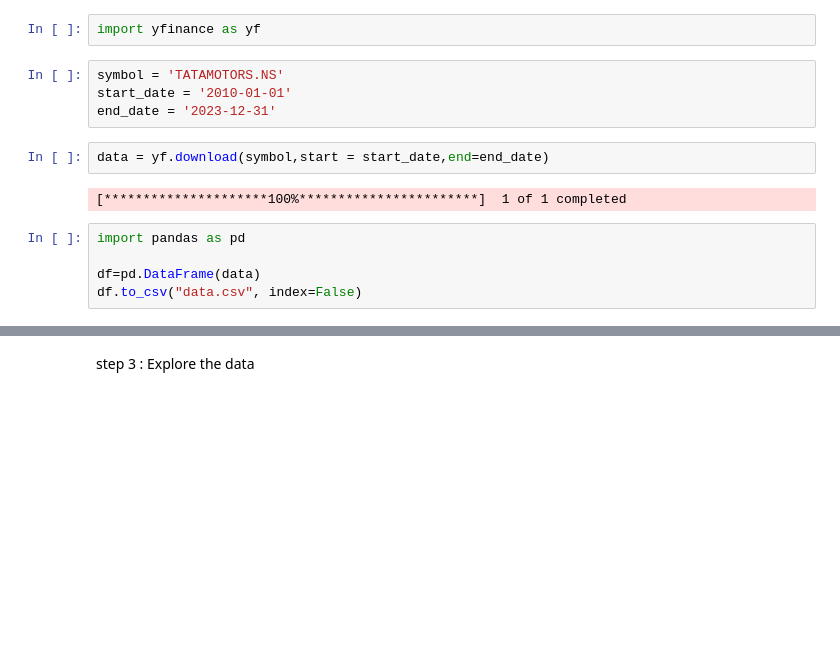
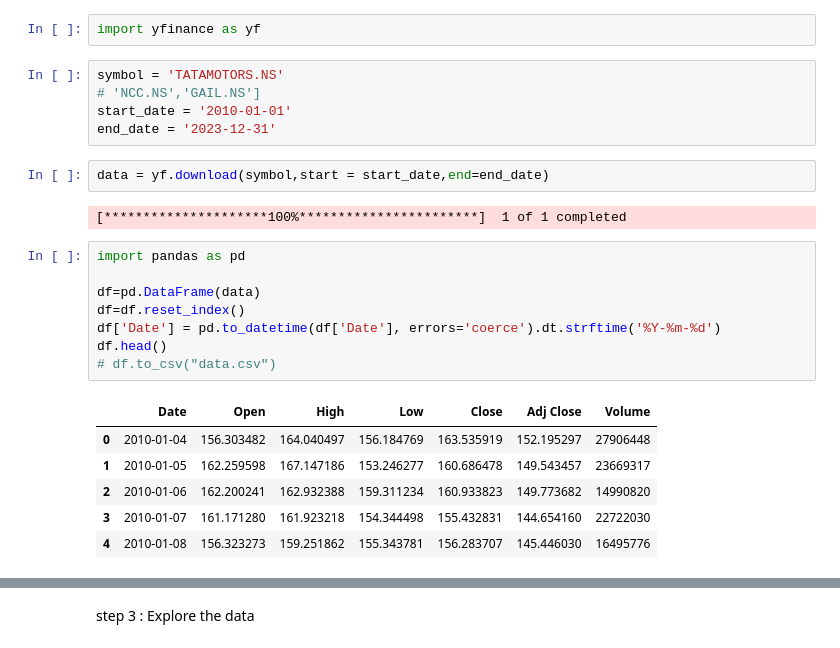
Before and after one commit to sophiyageorge/StockMarket, a Jupyter notebook: Data_Collection.ipynb, the cells around one changed output, grey strips where cells are left out. Drawn from its saved outputs; the diff is of its cells as text; blank space fills up the shorter version.

```diff
--- a/Data_Collection.ipynb
+++ b/Data_Collection.ipynb
@@ -32,6 +32,7 @@ step 2 : Download historical stock prices
 import yfinance as yf
 # %%
 symbol = 'TATAMOTORS.NS'
+# 'NCC.NS','GAIL.NS']
 start_date = '2010-01-01'
 end_date = '2023-12-31'
 # %%
@@ -41,5 +42,15 @@ data = yf.download(symbol,start = start_date,end=end_date)
 # %%
 import pandas as pd
 
 df=pd.DataFrame(data)
-df.to_csv("data.csv", index=False)
+df=df.reset_index()
+df['Date'] = pd.to_datetime(df['Date'], errors='coerce').dt.strftime('%Y-%m-%d')
+df.head()
+# df.to_csv("data.csv")
+# %% [output]
+|  | Date | Open | High | Low | Close | Adj Close | Volume |
+| 0 | 2010-01-04 | 156.303482 | 164.040497 | 156.184769 | 163.535919 | 152.195297 | 27906448 |
+| 1 | 2010-01-05 | 162.259598 | 167.147186 | 153.246277 | 160.686478 | 149.543457 | 23669317 |
+| 2 | 2010-01-06 | 162.200241 | 162.932388 | 159.311234 | 160.933823 | 149.773682 | 14990820 |
+| 3 | 2010-01-07 | 161.171280 | 161.923218 | 154.344498 | 155.432831 | 144.654160 | 22722030 |
+| 4 | 2010-01-08 | 156.323273 | 159.251862 | 155.343781 | 156.283707 | 145.446030 | 16495776 |
```
Also changed, not shown: parts of 11 cells of this notebook, 14 other files.
